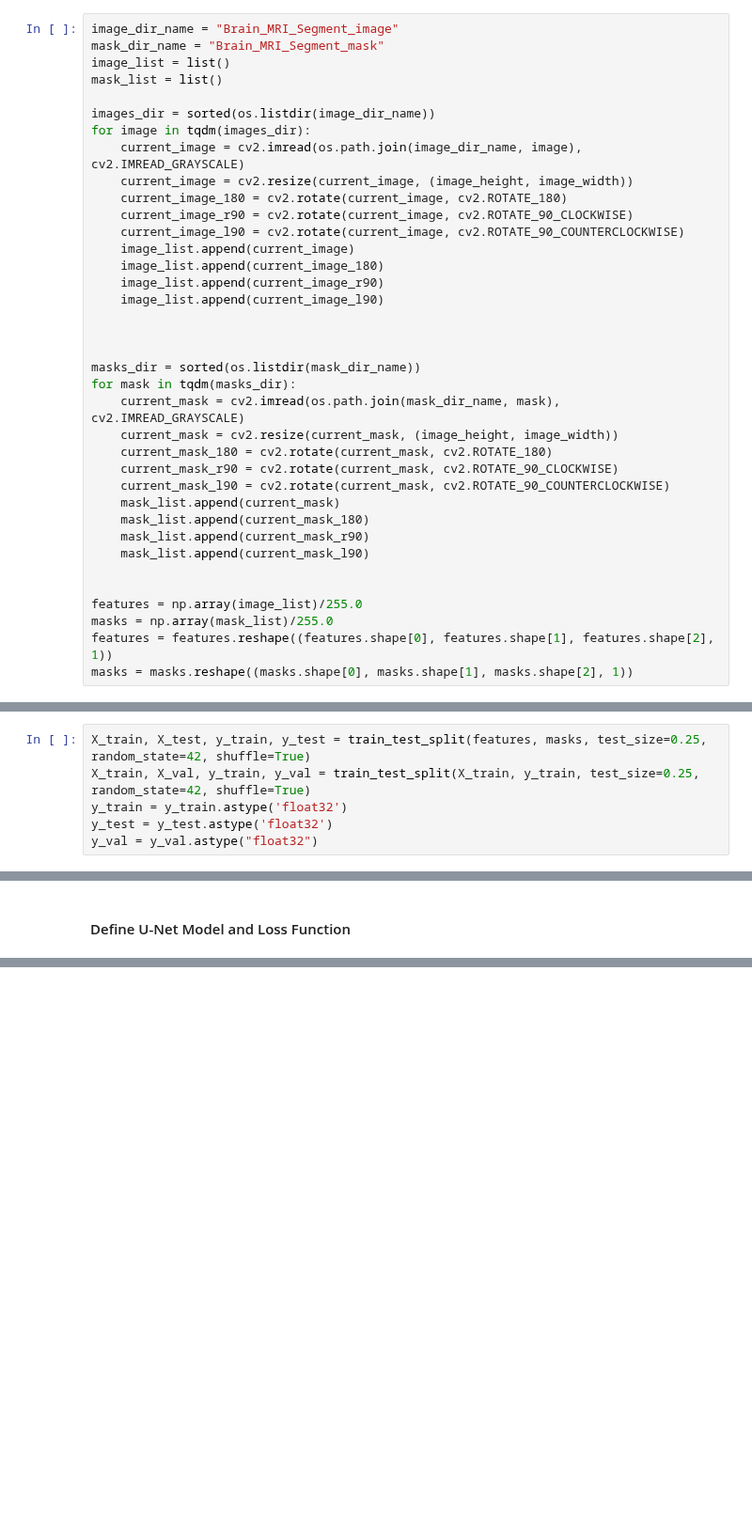
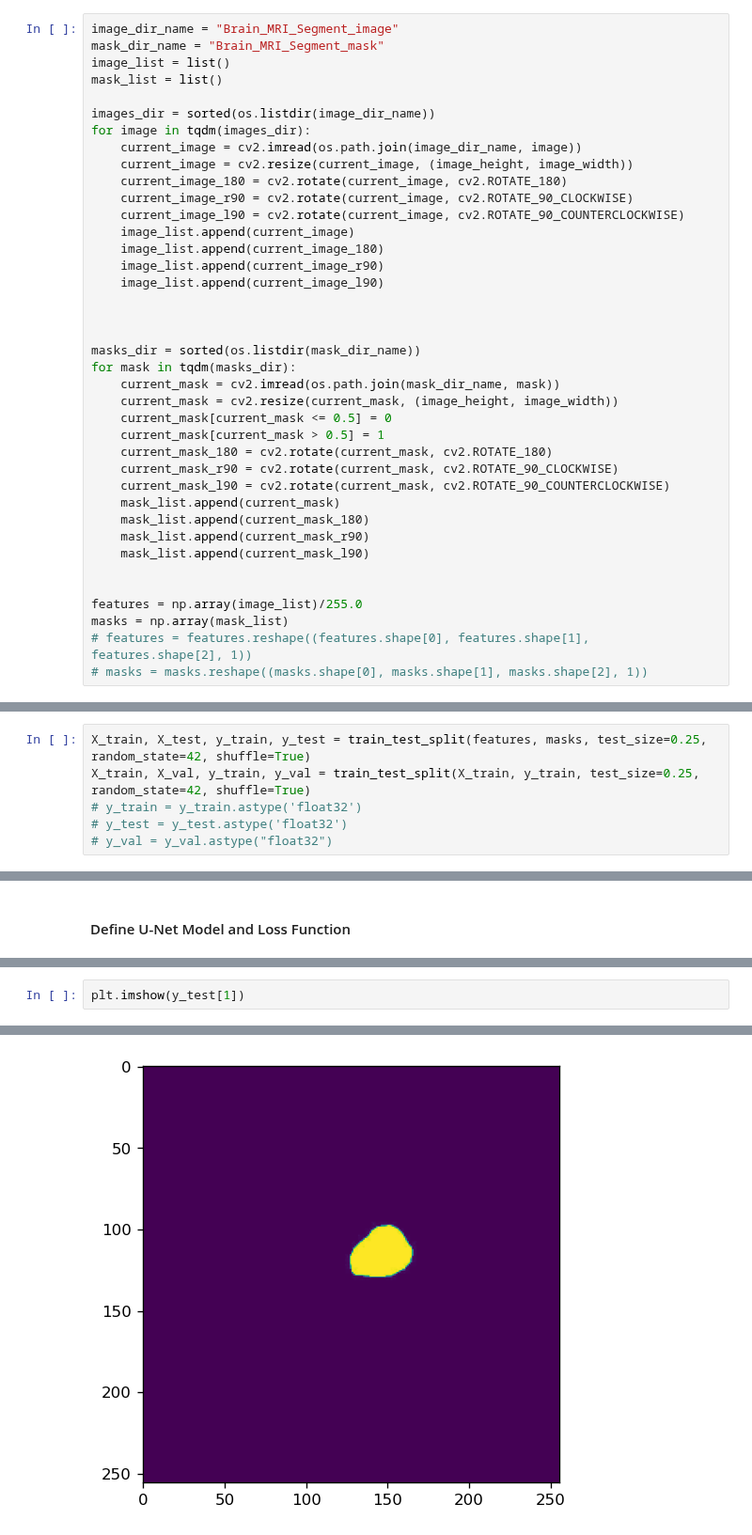
Before and after one commit to wesley0628/Brain_MRI_Image_Analysis, a Jupyter notebook: Brain_MRI_Tumor_Segmentation.ipynb, the cells around one changed output, grey strips where cells are left out. Shown at 94% size. Drawn from its saved outputs; the diff is of its cells as text; blank space fills up the shorter version.

```diff
--- a/Brain_MRI_Tumor_Segmentation.ipynb
+++ b/Brain_MRI_Tumor_Segmentation.ipynb
@@ -52,7 +53,7 @@ mask_list = list()
 
 images_dir = sorted(os.listdir(image_dir_name))
 for image in tqdm(images_dir):
-    current_image = cv2.imread(os.path.join(image_dir_name, image), cv2.IMREAD_GRAYSCALE)
+    current_image = cv2.imread(os.path.join(image_dir_name, image))
     current_image = cv2.resize(current_image, (image_height, image_width))
     current_image_180 = cv2.rotate(current_image, cv2.ROTATE_180)
     current_image_r90 = cv2.rotate(current_image, cv2.ROTATE_90_CLOCKWISE)
@@ -66,8 +67,10 @@ for image in tqdm(images_dir):
 
 masks_dir = sorted(os.listdir(mask_dir_name))
 for mask in tqdm(masks_dir):
-    current_mask = cv2.imread(os.path.join(mask_dir_name, mask), cv2.IMREAD_GRAYSCALE)
+    current_mask = cv2.imread(os.path.join(mask_dir_name, mask))
     current_mask = cv2.resize(current_mask, (image_height, image_width))
+    current_mask[current_mask <= 0.5] = 0
+    current_mask[current_mask > 0.5] = 1
     current_mask_180 = cv2.rotate(current_mask, cv2.ROTATE_180)
     current_mask_r90 = cv2.rotate(current_mask, cv2.ROTATE_90_CLOCKWISE)
     current_mask_l90 = cv2.rotate(current_mask, cv2.ROTATE_90_COUNTERCLOCKWISE)
@@ -78,9 +81,9 @@ for mask in tqdm(masks_dir):
 
 
 features = np.array(image_list)/255.0
-masks = np.array(mask_list)/255.0
-features = features.reshape((features.shape[0], features.shape[1], features.shape[2], 1))
-masks = masks.reshape((masks.shape[0], masks.shape[1], masks.shape[2], 1))
+masks = np.array(mask_list)
+# features = features.reshape((features.shape[0], features.shape[1], features.shape[2], 1))
+# masks = masks.reshape((masks.shape[0], masks.shape[1], masks.shape[2], 1))
 # %%
 print("image dimension: {}, label dimension: {}".format(features.shape, masks.shape))
 # %% [output]
@@ -90,9 +93,9 @@ image dimension: (12256, 256, 256, 1), label dimension: (12256, 256, 256, 1)
 # %%
 X_train, X_test, y_train, y_test = train_test_split(features, masks, test_size=0.25, random_state=42, shuffle=True)
 X_train, X_val, y_train, y_val = train_test_split(X_train, y_train, test_size=0.25, random_state=42, shuffle=True)
-y_train = y_train.astype('float32')
-y_test = y_test.astype('float32')
-y_val = y_val.astype("float32")
+# y_train = y_train.astype('float32')
+# y_test = y_test.astype('float32')
+# y_val = y_val.astype("float32")
 # %%
 # Save model function
 def save_model(model_name):
@@ -218,0 +286,3 @@ model_Unet.evaluate(x=X_test, y=y_test)
+# %%
+plt.imshow(y_test[1])
+# %% [output]
@@ -218,0 +290 @@ model_Unet.evaluate(x=X_test, y=y_test)
+[figure, added]
```
Also changed, not shown: parts of 16 cells of this notebook, 1 other file.
